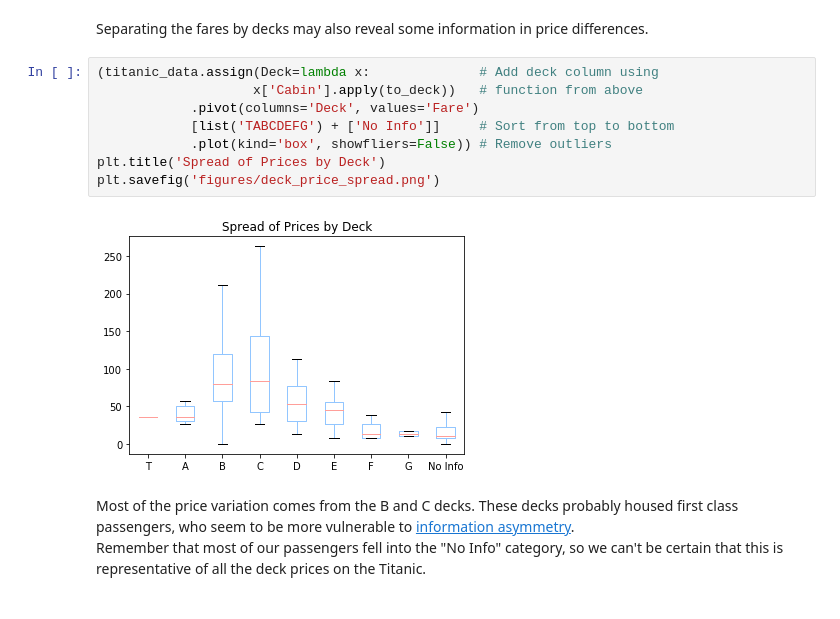
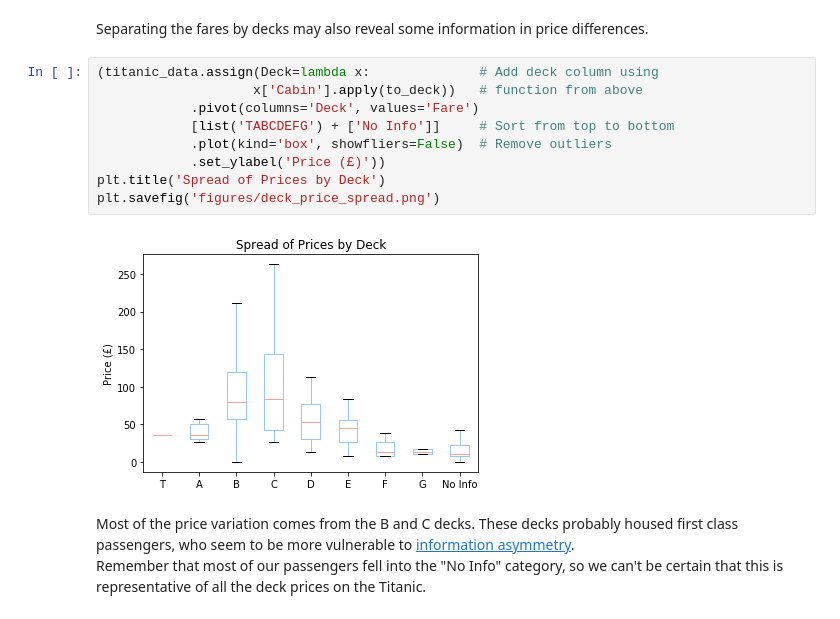
Before and after one commit to ppkn/udacity-titanic, a Jupyter notebook: Analysis of Titanic Dataset.ipynb, the cells around one changed output. Saved outputs shown, nothing was run; the diff lists cells and outputs as text.

```diff
--- a/Analysis of Titanic Dataset.ipynb
+++ b/Analysis of Titanic Dataset.ipynb
@@ -320,13 +325,14 @@ Separating the fares by decks may also reveal some information in price differen
 # %%
 (titanic_data.assign(Deck=lambda x:              # Add deck column using
                     x['Cabin'].apply(to_deck))   # function from above
             .pivot(columns='Deck', values='Fare')
             [list('TABCDEFG') + ['No Info']]     # Sort from top to bottom
-            .plot(kind='box', showfliers=False)) # Remove outliers
+            .plot(kind='box', showfliers=False)  # Remove outliers
+            .set_ylabel('Price (£)'))
 plt.title('Spread of Prices by Deck')
 plt.savefig('figures/deck_price_spread.png')
 # %% [output]
-[figure, old version]
+[figure, new version]
 # %% [markdown]
 Most of the price variation comes from the B and C decks. These decks probably housed first class passengers, who seem to be more vulnerable to [information asymmetry](https://en.wikipedia.org/wiki/Information_asymmetry).
 Remember that most of our passengers fell into the "No Info" category, so we can't be certain that this is representative of all the deck prices on the Titanic.
```
Also changed, not shown: parts of 4 cells of this notebook, 7 other files.
